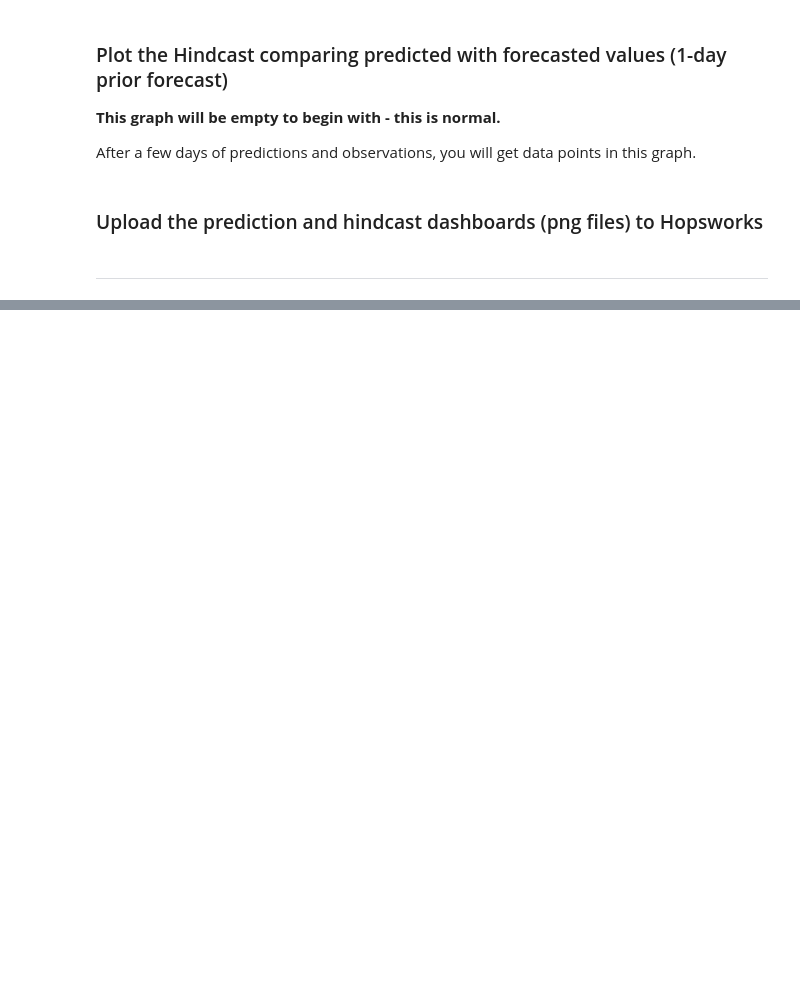
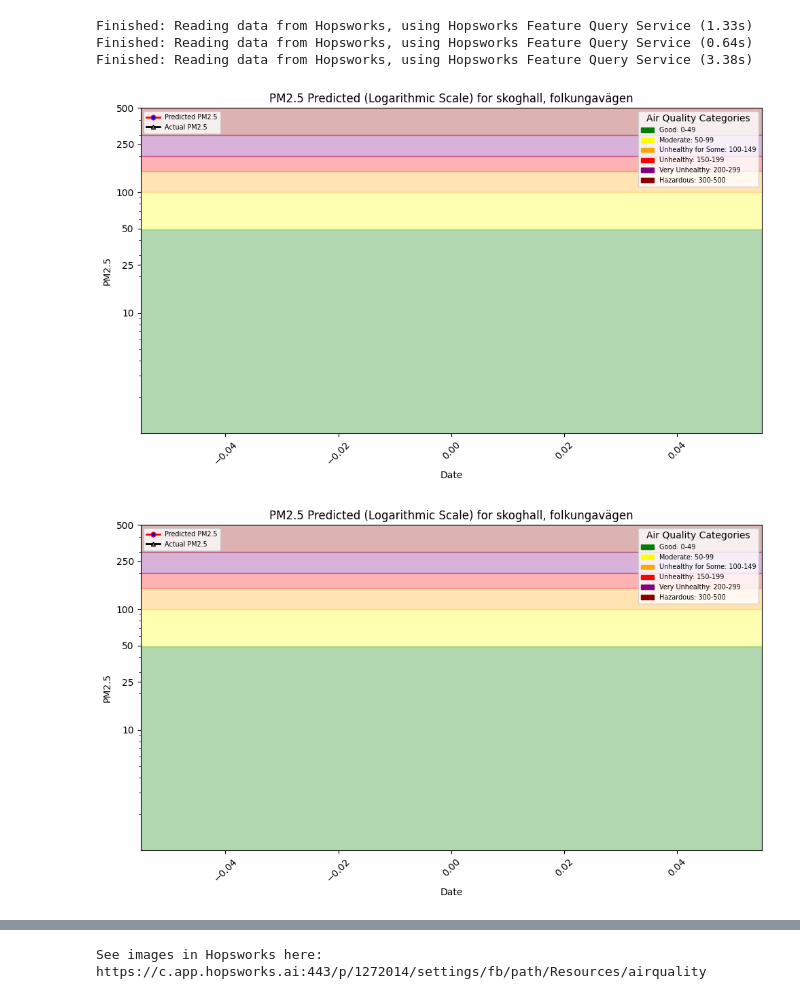
Before and after one commit to kilianp14/air_quality_prediction, a Jupyter notebook: 4_air_quality_batch_inference.ipynb, the cells around one changed output, grey strips where cells are left out. Drawn from its saved outputs; the diff is of its cells as text; code cells hidden in the pictures; blank space fills up the shorter version.

```diff
--- a/4_air_quality_batch_inference.ipynb
+++ b/4_air_quality_batch_inference.ipynb
@@ -12,0 +9,3 @@ today
+# %%
+today = datetime.now(timezone.utc).replace(tzinfo=None)
+today
@@ -209,0 +183,7 @@ plt.show()
+# %%
+weather_cols = ['temperature_2m_mean', 'precipitation_sum', 'wind_speed_10m_max', 'wind_direction_10m_dominant']
+air_quality_forecast_lagged[weather_cols] = air_quality_forecast_base[weather_cols].astype('float32')
+air_quality_forecast_lagged["date"] = pd.to_datetime(air_quality_forecast_lagged["date"]).dt.tz_convert(None)
+air_quality_forecast_lagged['days_before_forecast_day'] = (air_quality_forecast_lagged["date"] - pd.Timestamp(today).normalize()).dt.days
+air_quality_forecast_lagged = air_quality_forecast_lagged[air_quality_forecast_lagged['days_before_forecast_day'] > 0]
+air_quality_forecast_lagged
@@ -219,2 +272,3 @@ monitor_fg = fs.get_or_create_feature_group(
 # %%
-monitor_fg.insert(batch_data, wait=True)
+monitor_fg_base.insert(air_quality_forecast_base)
+monitor_fg_lagged.insert(air_quality_forecast_lagged, wait=True)
@@ -221,4 +290,11 @@ monitor_fg.insert(batch_data, wait=True)
 # %%
 # We will create a hindcast chart for  only the forecasts made 1 day beforehand
-monitoring_df = monitor_fg.filter(monitor_fg.days_before_forecast_day == 1).read()
-monitoring_df
+monitoring_base = monitor_fg_base.filter(monitor_fg_base.days_before_forecast_day == 1).read()
+monitoring_lagged = monitor_fg_lagged.filter(monitor_fg_lagged.days_before_forecast_day == 1).read()
+
+air_quality_fg = fs.get_feature_group(name='air_quality', version=1)
+air_quality_df = air_quality_fg.read()
+# %% [output]
+Finished: Reading data from Hopsworks, using Hopsworks Feature Query Service (1.33s)
+Finished: Reading data from Hopsworks, using Hopsworks Feature Query Service (0.64s)
+Finished: Reading data from Hopsworks, using Hopsworks Feature Query Service (3.38s)
@@ -240,6 +300,0 @@ hindcast_df
-# %% [markdown]
-### Plot the Hindcast comparing predicted with forecasted values (1-day prior forecast)
-
-__This graph will be empty to begin with - this is normal.__
-
-After a few days of predictions and observations, you will get data points in this graph.
@@ -250,2 +300,0 @@ plt.show()
-# %% [markdown]
-### Upload the prediction and hindcast dashboards (png files) to Hopsworks
@@ -262,2 +301,30 @@ print(f"See images in Hopsworks here: {proj_url}/settings/fb/path/Resources/airq
-# %% [markdown]
----
+# %%
+preds_base =  monitoring_base[['date', 'predicted_pm25']]
+preds_lagged =  monitoring_lagged[['date', 'predicted_pm25']]
+
+hindcast_base = pd.merge(preds_base, air_quality_df, on="date")
+hindcast_base = hindcast_base.sort_values(by=['date'])
+
+hindcast_lagged = pd.merge(preds_lagged, air_quality_df, on="date")
+hindcast_lagged = hindcast_lagged.sort_values(by=['date'])
+
+
+# If there are no outcomes for predictions yet, generate some predictions/outcomes from existing data
+for location in sensors_data:
+    city = location['city']
+    street = location['street']
+    hindcast_location_base = hindcast_base[hindcast_base['city'] == city]
+    hindcast_location_lagged = hindcast_lagged[hindcast_lagged['city'] == city]
+    base_hindcast_path = f"{base_city_dir}/pm25_hindcast.png"
+    lagged_hindcast_path = f"{lagged_city_dir}/pm25_hindcast.png"
+    base_plt = util.plot_air_quality_forecast(city, street, hindcast_location_base, base_hindcast_path, hindcast=True)
+    lagged_plt = util.plot_air_quality_forecast(city, street, hindcast_location_lagged, lagged_hindcast_path, hindcast=True)
+    base_plt.show()
+    lagged_plt.show()
+    dataset_api.upload(base_hindcast_path, f"Resources/airquality/{city}_{street}_{str_today}", overwrite=True)
+    dataset_api.upload(lagged_hindcast_path, f"Resources/airquality/{city}_{street}_{str_today}", overwrite=True)
+proj_url = project.get_url()
+print(f"See images in Hopsworks here: {proj_url}/settings/fb/path/Resources/airquality")
+# %% [output]
+[figure, added]
+[figure, added]
@@ -263,0 +337 @@ print(f"See images in Hopsworks here: {proj_url}/settings/fb/path/Resources/airq
+See images in Hopsworks here: https://c.app.hopsworks.ai:443/p/1272014/settings/fb/path/Resources/airquality
```
Also changed, not shown: parts of 35 cells of this notebook.
